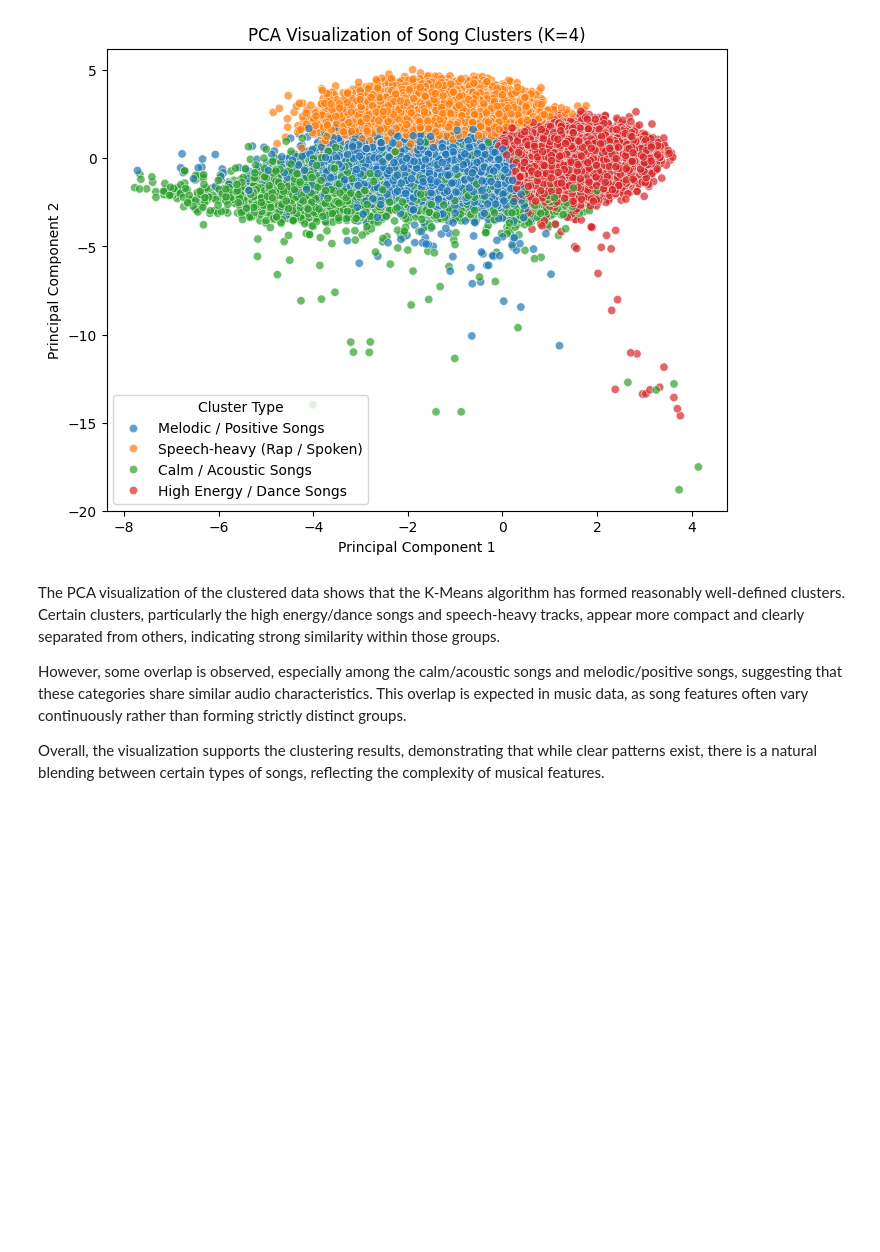
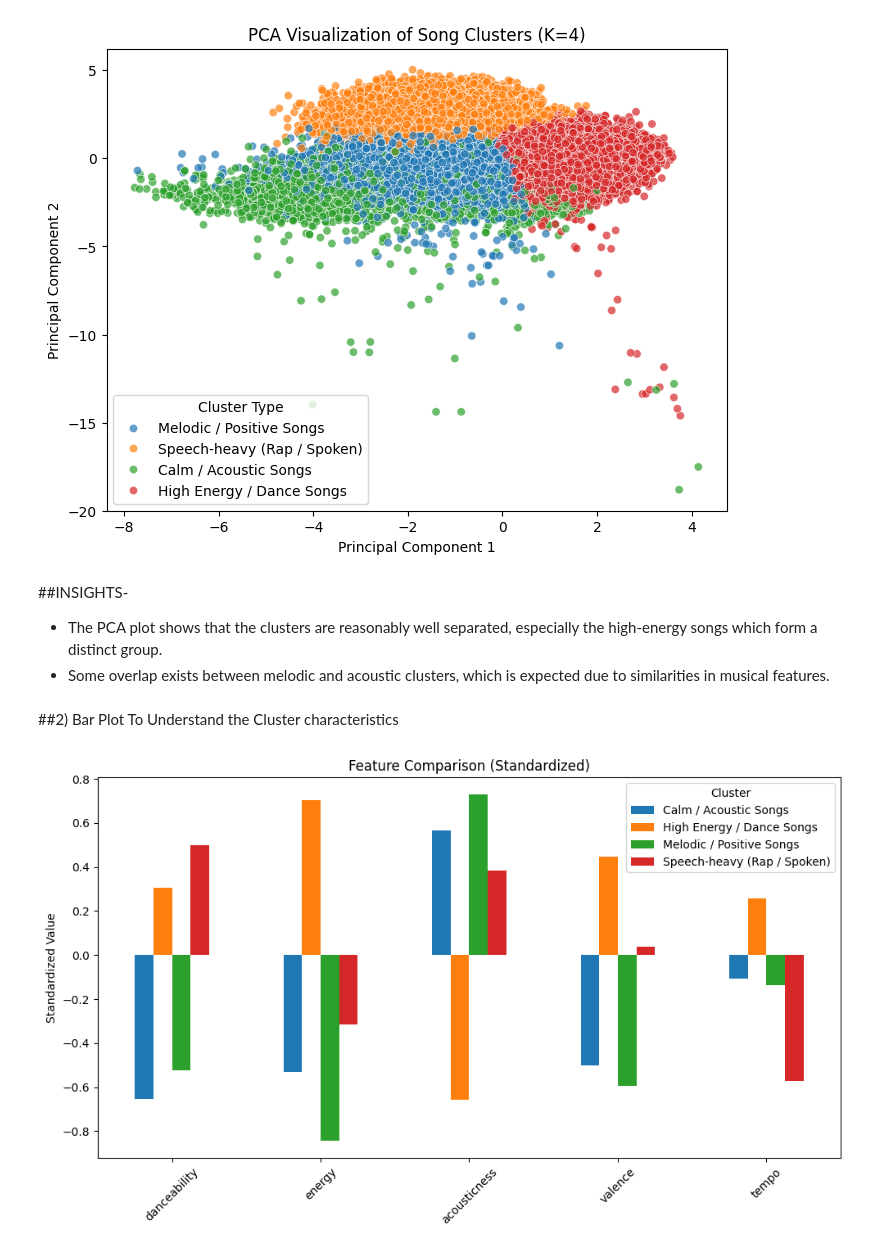
Before and after one commit to sangeethakumar-dev/amazon-music-clustering, a Jupyter notebook: notebook/Amazon_Music_Clustering.ipynb, the cells around one changed output. Cells and saved outputs as stored; diff of their text form; code cells hidden in the pictures; blank space fills up the shorter version.

```diff
--- a/notebook/Amazon_Music_Clustering.ipynb
+++ b/notebook/Amazon_Music_Clustering.ipynb
@@ -455,9 +493,35 @@ plt.legend(title="Cluster Type")
 plt.show()
 # %% [output]
 [figure]
-# %% [markdown]
-The PCA visualization of the clustered data shows that the K-Means algorithm has formed reasonably well-defined clusters. Certain clusters, particularly the high energy/dance songs and speech-heavy tracks, appear more compact and clearly separated from others, indicating strong similarity within those groups.
-
-However, some overlap is observed, especially among the calm/acoustic songs and melodic/positive songs, suggesting that these categories share similar audio characteristics. This overlap is expected in music data, as song features often vary continuously rather than forming strictly distinct groups.
-
-Overall, the visualization supports the clustering results, demonstrating that while clear patterns exist, there is a natural blending between certain types of songs, reflecting the complexity of musical features.
+# %% [markdown]
+##INSIGHTS-
+*   The PCA plot shows that the clusters are reasonably well separated, especially the high-energy songs which form a distinct group.
+*   Some overlap exists between melodic and acoustic clusters, which is expected due to similarities in musical features.
+# %% [markdown]
+##2) Bar Plot
+To Understand the Cluster characteristics
+# %%
+features = ['danceability','energy','acousticness','valence','tempo']
+
+scaler = StandardScaler()
+scaled = scaler.fit_transform(df[features])
+
+scaled_df = pd.DataFrame(scaled, columns=features)
+
+# Add cluster names
+scaled_df["Cluster_Label"] = df["Cluster_Label"]
+
+#Plotting
+
+cluster_avg = scaled_df.groupby("Cluster_Label").mean()
+
+cluster_avg.T.plot(kind='bar', figsize=(10,6))
+
+plt.title("Feature Comparison (Standardized)")
+plt.ylabel("Standardized Value")
+plt.xticks(rotation=45)
+plt.legend(title="Cluster")
+plt.tight_layout()
+plt.show()
+# %% [output]
+[figure, added]
```
Also changed, not shown: parts of 23 cells of this notebook.
